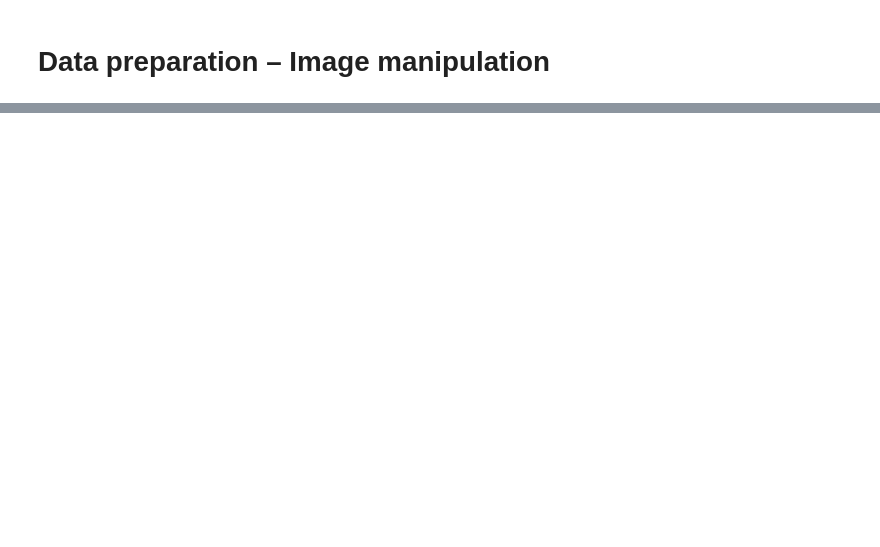
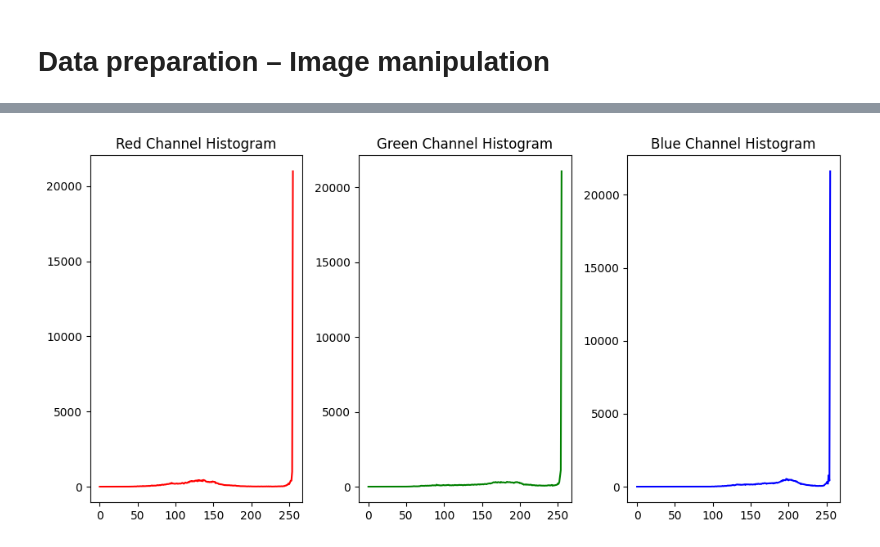
Before and after one commit to koziara/Final-project, a Jupyter notebook: Final_Project_Gemstones.ipynb, the cells around one changed output, grey strips where cells are left out. Cells and saved outputs as stored; diff of their text form; code cells hidden in the pictures; blank space fills up the shorter version.

```diff
--- a/Final_Project_Gemstones.ipynb
+++ b/Final_Project_Gemstones.ipynb
@@ -164,0 +770,40 @@ df.to_csv('image_data.csv', index=False)
+# %%
+import cv2
+import numpy as np
+import matplotlib.pyplot as plt
+
+# Load an image
+image = cv2.imread('C:/Users/natal/OneDrive - ViaUC/Documents/BPR1/Mal/Final project/Gemstones_dataset/train/Alexandrite/alexandrite_0.jpg')
+
+# Convert the image to RGB (if it's in BGR format)
+image = cv2.cvtColor(image, cv2.COLOR_BGR2RGB)
+
+# Extract color channels
+r_channel = image[:, :, 0]
+g_channel = image[:, :, 1]
+b_channel = image[:, :, 2]
+
+# Calculate histograms
+r_hist = cv2.calcHist([r_channel], [0], None, [256], [0, 256])
+g_hist = cv2.calcHist([g_channel], [0], None, [256], [0, 256])
+b_hist = cv2.calcHist([b_channel], [0], None, [256], [0, 256])
+
+# Plot histograms
+plt.figure(figsize=(10, 5))
+
+plt.subplot(1, 3, 1)
+plt.plot(r_hist, color='red')
+plt.title('Red Channel Histogram')
+
+plt.subplot(1, 3, 2)
+plt.plot(g_hist, color='green')
+plt.title('Green Channel Histogram')
+
+plt.subplot(1, 3, 3)
+plt.plot(b_hist, color='blue')
+plt.title('Blue Channel Histogram')
+
+plt.tight_layout()
+plt.show()
+# %% [output]
+[figure, added]
```
Also changed, not shown: parts of 46 cells of this notebook.
